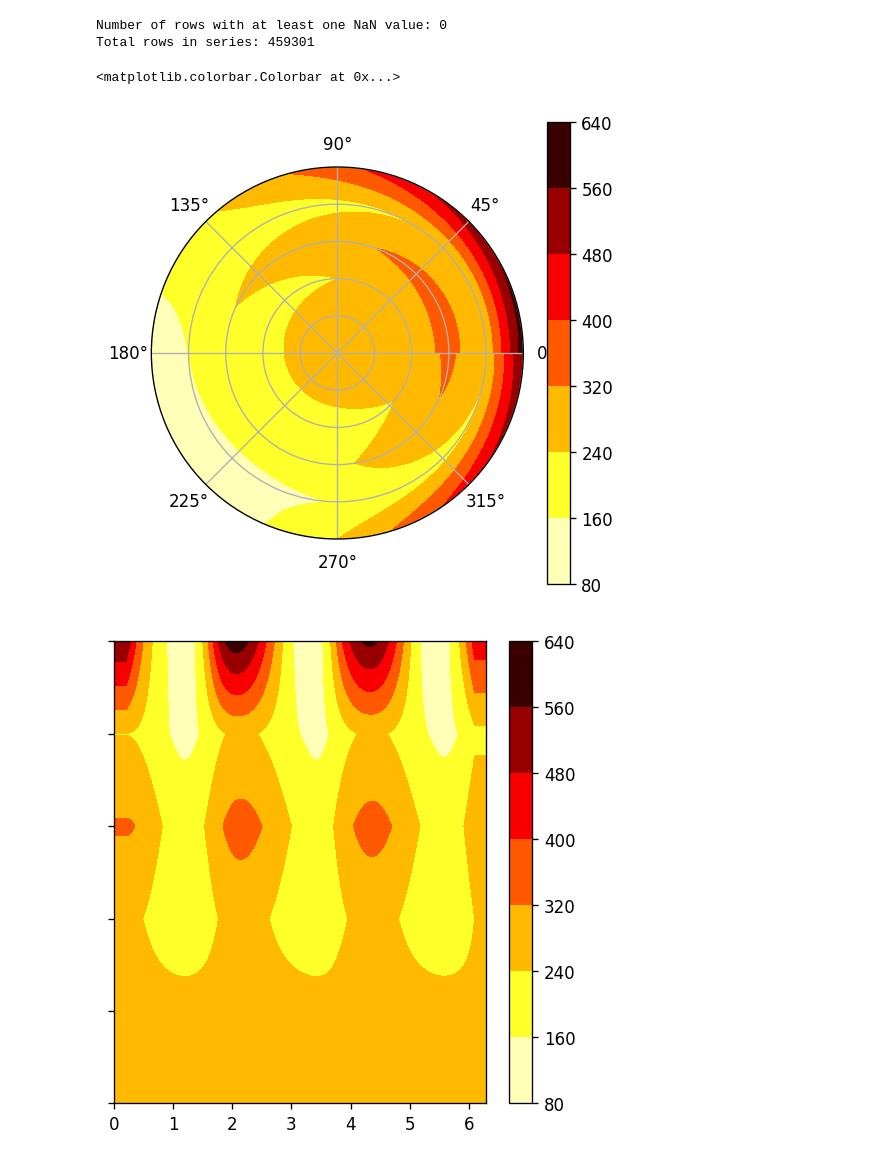
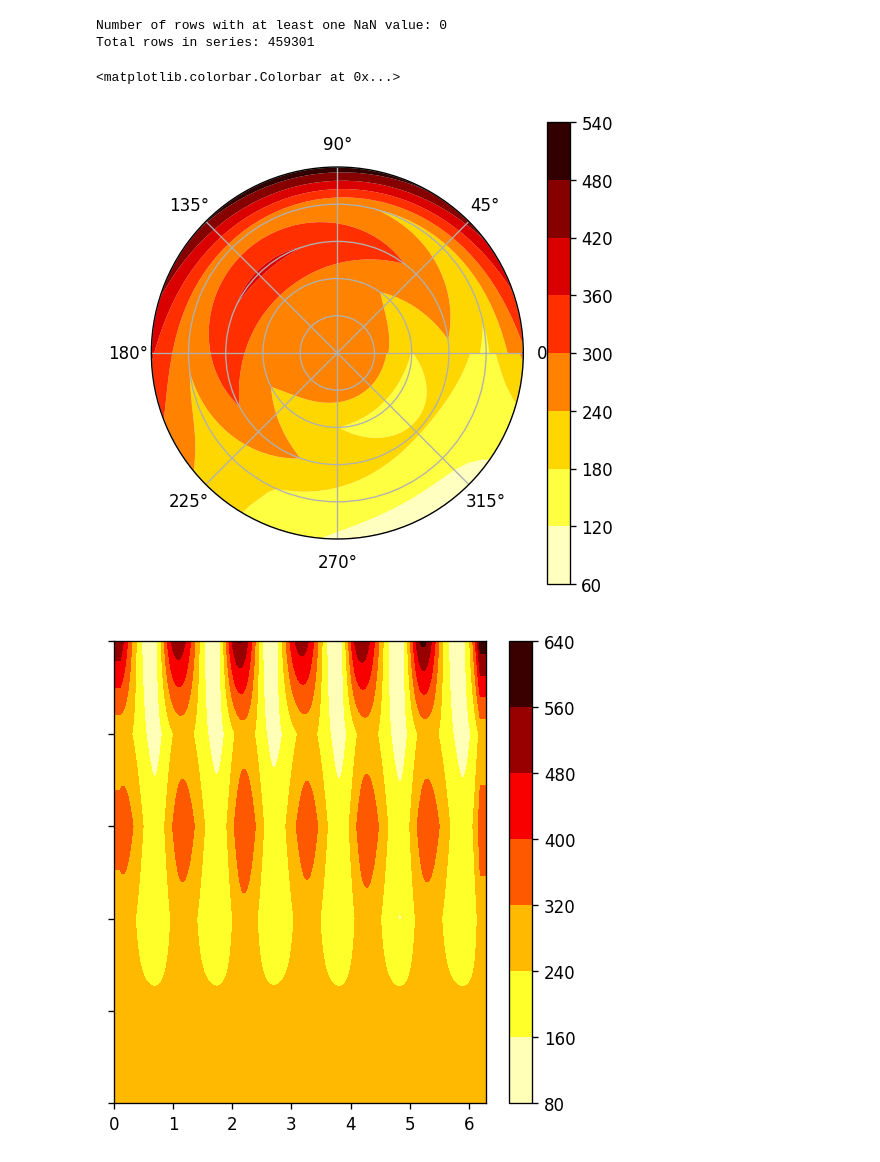
Before and after one commit to igordantasgf/analise_dados_microambientais, a Jupyter notebook: fly_eye_visualize.ipynb, the cells around one changed output. Drawn from its saved outputs; the diff is of its cells as text; code cells hidden in the pictures.

```diff
--- a/fly_eye_visualize.ipynb
+++ b/fly_eye_visualize.ipynb
@@ -84,7 +84,7 @@ def gerar_ranged(tabela, date1, date2=None):
 #@markdown - Matriz 6x100 replicada à esquerda e direita, resultando em uma matriz 6x300
 #@markdown - Ao fim, será extraído uma matriz a partir do meio, com dimensões 6x100
 pol = []
-colunas_i=[10,21,31,41,52,62,72,83,114,124,134,145,155,166,176,186,217,228,238,248,259,269,279,290]
+colunas_i=[round(i) for i in np.linspace(10,590,48)]
 for u in [5,3,1]:
   p = []
   for v in colunas_i:
@@ -115,22 +127,22 @@ clear_output()
 # %%
 a = np.linspace(0,2*np.pi,100) # Sepação das partes em radianos
 b = np.linspace(0,1,6) # Camadas por distancia ao centro
 A, B = np.meshgrid(a, b)
 c = nova_matriz
 
 orig_map=plt.cm.get_cmap('hot')
 
 #actual plotting
 fig, ax = plt.subplots(figsize=(5,5),dpi=120,subplot_kw=dict(projection='polar'))
 ax.set_yticklabels([])
-ctf = ax.contourf(a, b, c, cmap=orig_map.reversed())
+ctf = ax.contourf(a, b, c, cmap=orig_map.reversed(), antialiased=True)
 plt.colorbar(ctf)
 
 fig, ax1 = plt.subplots(figsize=(5,5),dpi=120)
 ax1.set_yticklabels([])
-ctf = ax1.contourf(np.linspace(0,2*np.pi,300), b, nova_matriz_expandida, cmap=orig_map.reversed())
+ctf = ax1.contourf(np.linspace(0,2*np.pi,600), b, nova_matriz_expandida, cmap=orig_map.reversed())
 plt.colorbar(ctf)
 # %% [output]
 <matplotlib.colorbar.Colorbar at 0x...>
-[figure, old version]
+[figure, new version]
-[figure, old version]
+[figure, new version]
```
Also changed, not shown: parts of 1 cell of this notebook.
